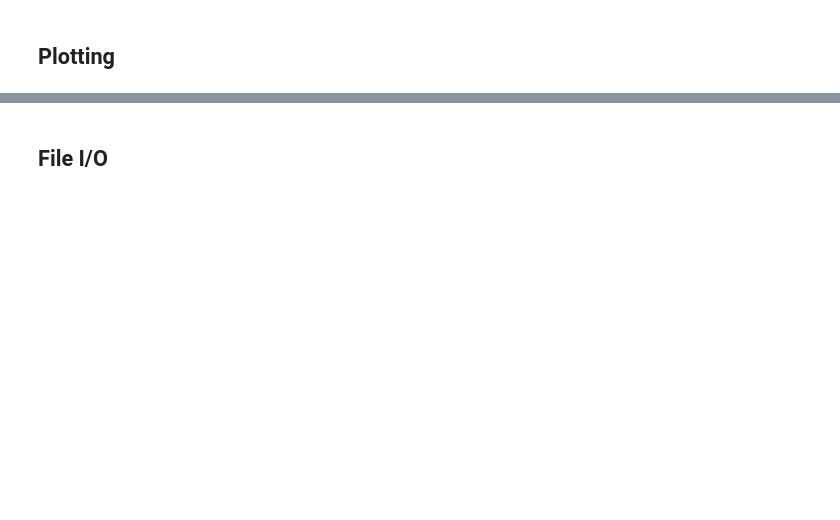
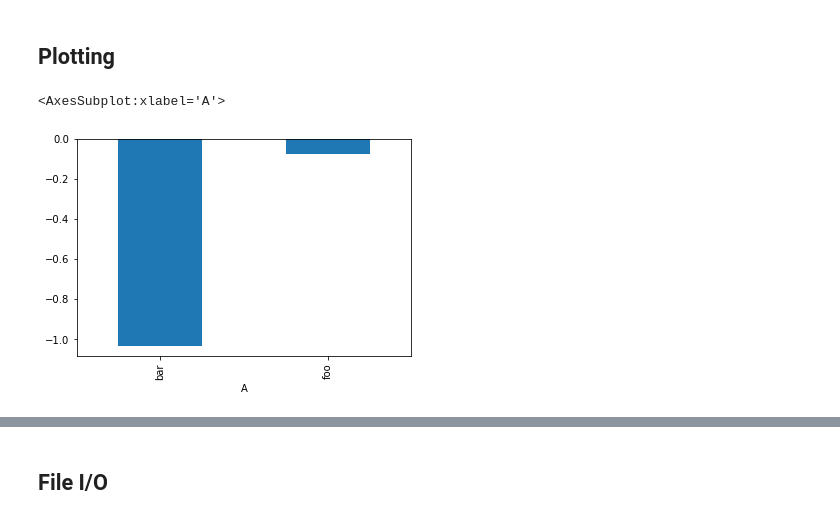
Before and after one commit to ntumitolab/mmsb-bebi-5009-python, a Jupyter notebook: docs/pandas.ipynb, the cells around one changed output, grey strips where cells are left out. Drawn from its saved outputs; the diff is of its cells as text; code cells hidden in the pictures; blank space fills up the shorter version.

```diff
--- a/docs/pandas.ipynb
+++ b/docs/pandas.ipynb
@@ -202,7 +664,10 @@ df.groupby(['A', 'B']).sum()
 # %% [markdown]
 ## Plotting
 # %%
-df.groupby('A').sum()['C'].plot('bar')
+df.groupby('A').sum()['C'].plot(kind='bar')
+# %% [output]
+<AxesSubplot:xlabel='A'>
+[figure, added]
 # %%
 df2 = pd.DataFrame(np.random.rand(10, 4), columns=['a', 'b', 'c', 'd'])
 df2.plot.bar()
```
Also changed, not shown: parts of 69 cells of this notebook, 11 other files.
